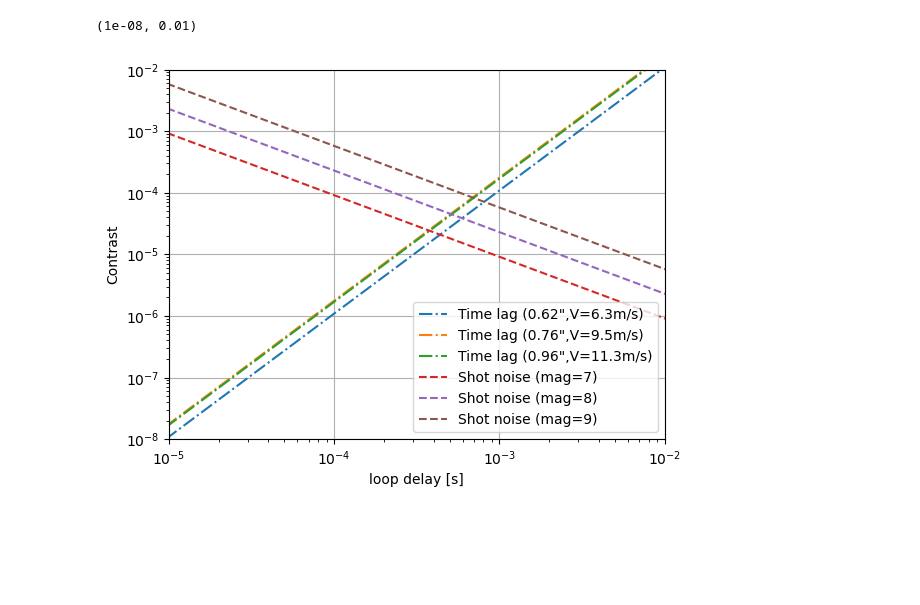
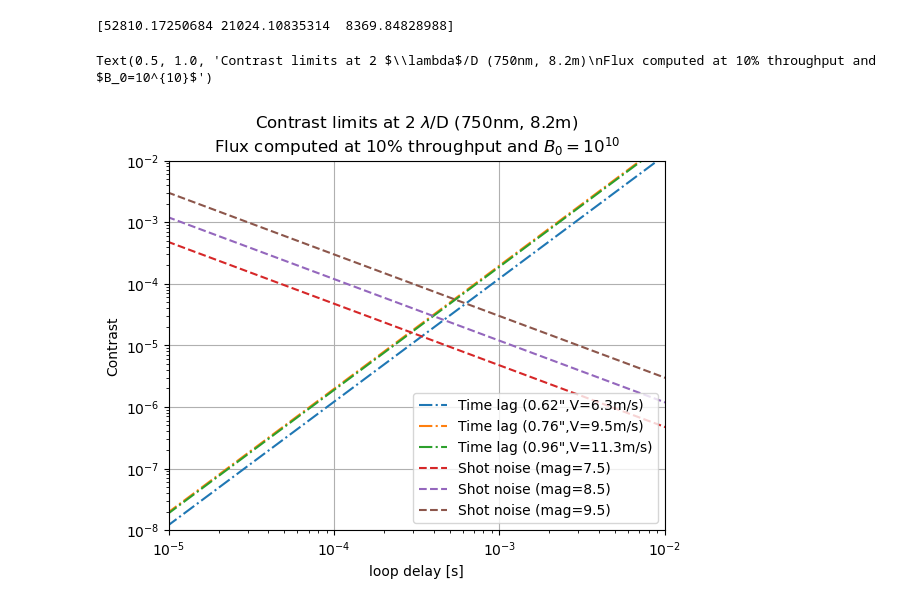
Before and after one commit to ArcetriAdaptiveOptics/ekarus, a Jupyter notebook: ekarus/notebooks/contrastErrorBudget.ipynb, the cells around one changed output. Saved outputs shown, nothing was run; the diff lists cells and outputs as text; code cells hidden in the pictures; blank space fills up the shorter version.

```diff
--- a/ekarus/notebooks/contrastErrorBudget.ipynb
+++ b/ekarus/notebooks/contrastErrorBudget.ipynb
@@ -4,45 +4,50 @@ import matplotlib.pyplot as plt
 # %%
 rad2arcsec = 180/np.pi*3600
 
-seeing = 0.5
-V = 10 #m/s
 D = 8.2 # m
-lambda0 = 550e-9
-f = 3/D # lambda/D^2
+lambda0 = 730e-9
+f = 2/D # lambda/D^2
+beta_p = 1.0
+nFramesDelay = 1
 
-B0 = 2.62e+10
-thrp = 0.05
+B0 = 1e+10
+thrp = 0.1
 obs = 0.0
 flux = lambda mag: B0 * thrp * 10**(-mag/2.5) * np.pi*(D*(1-obs))**2/4
 Nphot = lambda mag,dt: flux(mag) * dt
 
 r0 = lambda seeing: 0.98*500e-9/(seeing/rad2arcsec) # m
 C = lambda h,wavelength: (np.pi*h/wavelength)**2
 h_lag = lambda V,seeing,f,dt: 0.22*2*np.pi*V*500e-9/(D*(f*r0(seeing))**(5/6))*dt
 
 
 x = np.logspace(-6,-1,200)
 
 Vvec = np.array([6.3,9.5,11.3])
 seeings = np.array([0.62,0.76,0.96])
-magV = np.array([7,8,9])
+magV = np.array([7.5,8.5,9.5])
+
+# print(flux(magV)/1000)
 
 plt.figure()
 for k in range(len(Vvec)):
-    plt.plot(x,C(h_lag(Vvec[k],r0(seeings[k]),f,x),lambda0),'-.',label=f'Time lag ({seeings[k]:1.2f}",V={Vvec[k]:1.1f}m/s)')
+    plt.plot(x,C(h_lag(Vvec[k],r0(seeings[k]),f,x*nFramesDelay),lambda0),'-.',label=f'Time lag ({seeings[k]:1.2f}",V={Vvec[k]:1.1f}m/s)')
 for k in range(len(magV)):
-    plt.plot(x,1/Nphot(magV[k],x),'--',label=f'Shot noise (mag={magV[k]:1.0f})')
+    plt.plot(x,C(lambda0/(2*np.pi)*beta_p/np.sqrt(Nphot(magV[k],x)),lambda0),'--',label=f'Shot noise (mag={magV[k]:1.1f})')
 plt.legend()
 plt.xlabel('loop delay [s]')
 plt.ylabel('Contrast')
 plt.xscale('log')
 plt.yscale('log')
 plt.grid()
 plt.xlim([1e-5,1e-2])
 plt.ylim([1e-8,1e-2])
+plt.title(r'Contrast limits at 2 $\lambda$/D (750nm, 8.2m)'\
+           '\nFlux computed at 10% throughput and $B_0=10^{10}$')
 # %% [output]
-(1e-08, 0.01)
+[52810.17250684 21024.10835314  8369.84828988]
+Text(0.5, 1.0, 'Contrast limits at 2 $\\lambda$/D (750nm, 8.2m)\nFlux computed at 10% throughput and $B_0=10^{10}$')
-[figure, old version]
+[figure, new version]
 # %%
 # beta = np.sqrt(2)
 # rad2m = lambda0/(2*np.pi)
```
Also changed, not shown: parts of 2 cells of this notebook, 3 other files.
